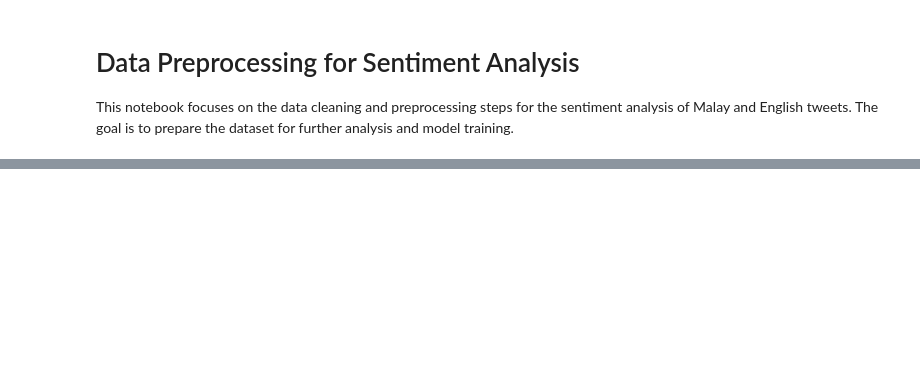
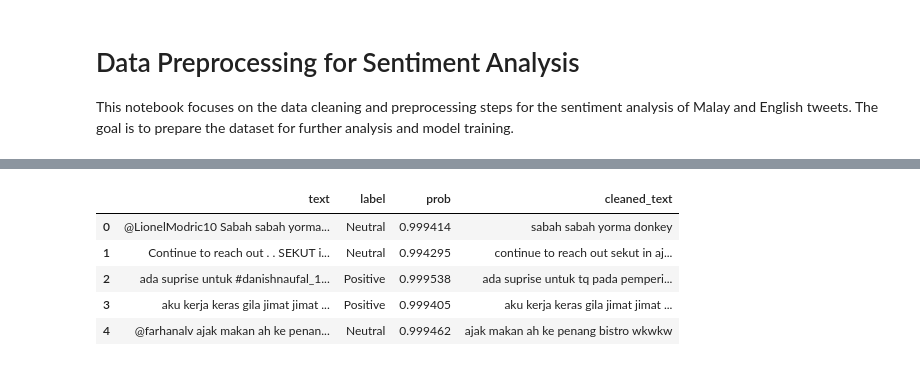
Before and after one commit to AimanIskndr/sentiment-analysis-malay-english, a Jupyter notebook: notebooks/preprocessing.ipynb, the cells around one changed output, grey strips where cells are left out. Saved outputs shown, nothing was run; the diff lists cells and outputs as text; code cells hidden in the pictures; blank space fills up the shorter version.

```diff
--- a/notebooks/preprocessing.ipynb
+++ b/notebooks/preprocessing.ipynb
@@ -33,0 +48,9 @@ df[['text', 'cleaned_text']].head()
+# %%
+df.head()
+# %% [output]
+|  | text | label | prob | cleaned_text |
+| 0 | @LionelModric10 Sabah sabah yorma... | Neutral | 0.999414 | sabah sabah yorma donkey |
+| 1 | Continue to reach out . . SEKUT i... | Neutral | 0.994295 | continue to reach out sekut in aj... |
+| 2 | ada suprise untuk #danishnaufal_1... | Positive | 0.999538 | ada suprise untuk tq pada pemperi... |
+| 3 | aku kerja keras gila jimat jimat ... | Positive | 0.999405 | aku kerja keras gila jimat jimat ... |
+| 4 | @farhanalv ajak makan ah ke penan... | Neutral | 0.999462 | ajak makan ah ke penang bistro wkwkw |
```
Also changed, not shown: parts of 5 cells of this notebook, 3 other files.
